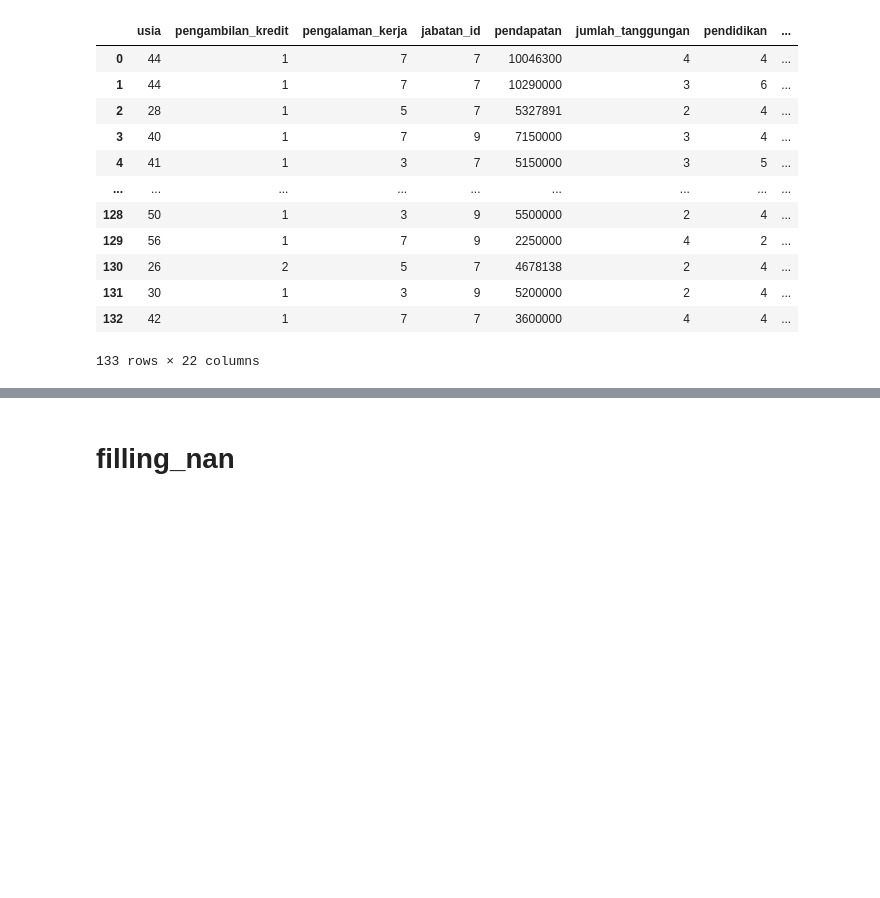
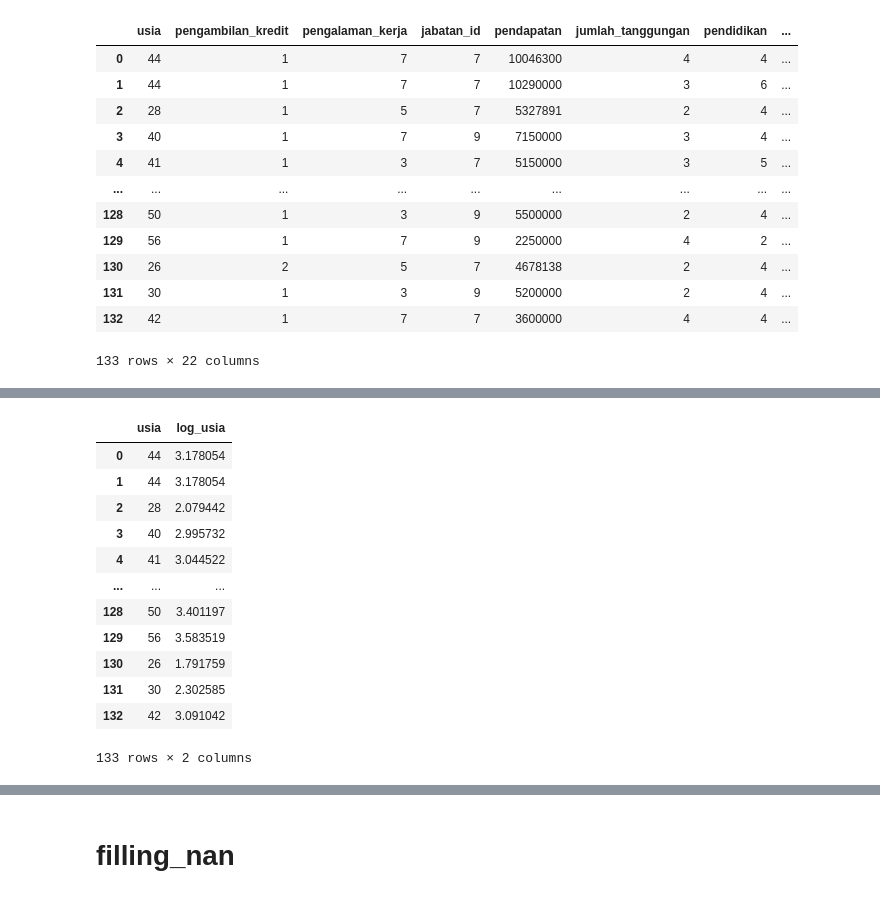
Before and after one commit to imanursar/Machine-Learning-Notes, a Jupyter notebook: Custom Function/Feature Engineering Function.ipynb, the cells around one changed output, grey strips where cells are left out. Drawn from its saved outputs; the diff is of its cells as text; code cells hidden in the pictures; blank space fills up the shorter version.

```diff
--- a/Custom Function/Feature Engineering Function.ipynb
+++ b/Custom Function/Feature Engineering Function.ipynb
@@ -117,0 +171,16 @@ features = fe.new_feature(df,num_col=["pendidikan","kepemilikan"],cat_col=['juml
+# %%
+fe.transforming_feature(df,["usia"],types='log',log_type="positive")
+# %% [output]
+|  | usia | log_usia |
+| 0 | 44 | 3.178054 |
+| 1 | 44 | 3.178054 |
+| 2 | 28 | 2.079442 |
+| 3 | 40 | 2.995732 |
+| 4 | 41 | 3.044522 |
+| ... | ... | ... |
+| 128 | 50 | 3.401197 |
+| 129 | 56 | 3.583519 |
+| 130 | 26 | 1.791759 |
+| 131 | 30 | 2.302585 |
+| 132 | 42 | 3.091042 |
+133 rows × 2 columns
```
Also changed, not shown: parts of 16 cells of this notebook.
